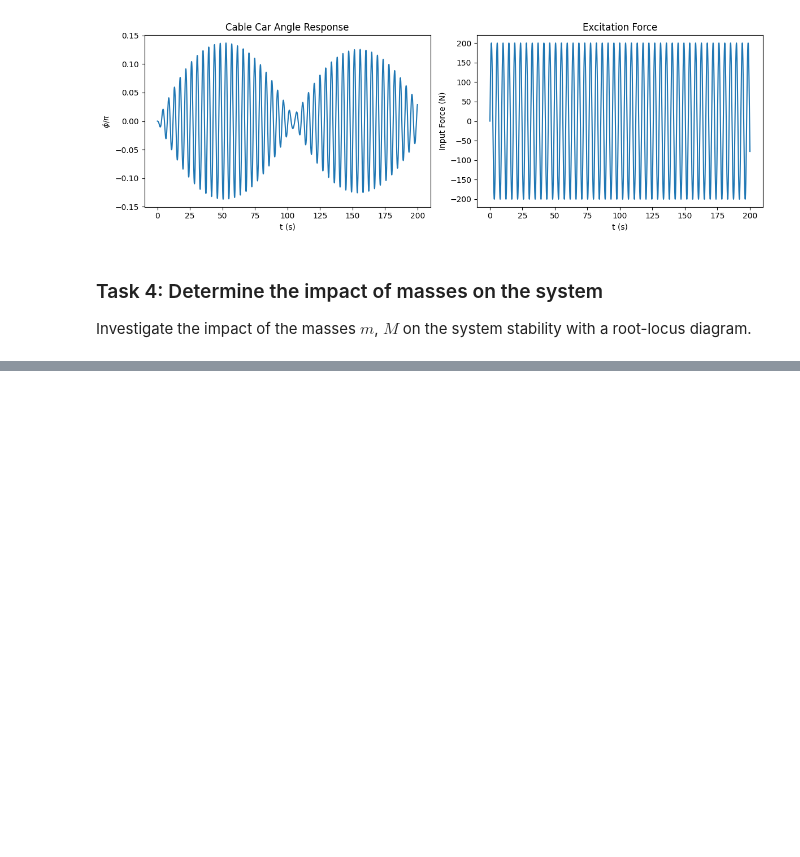
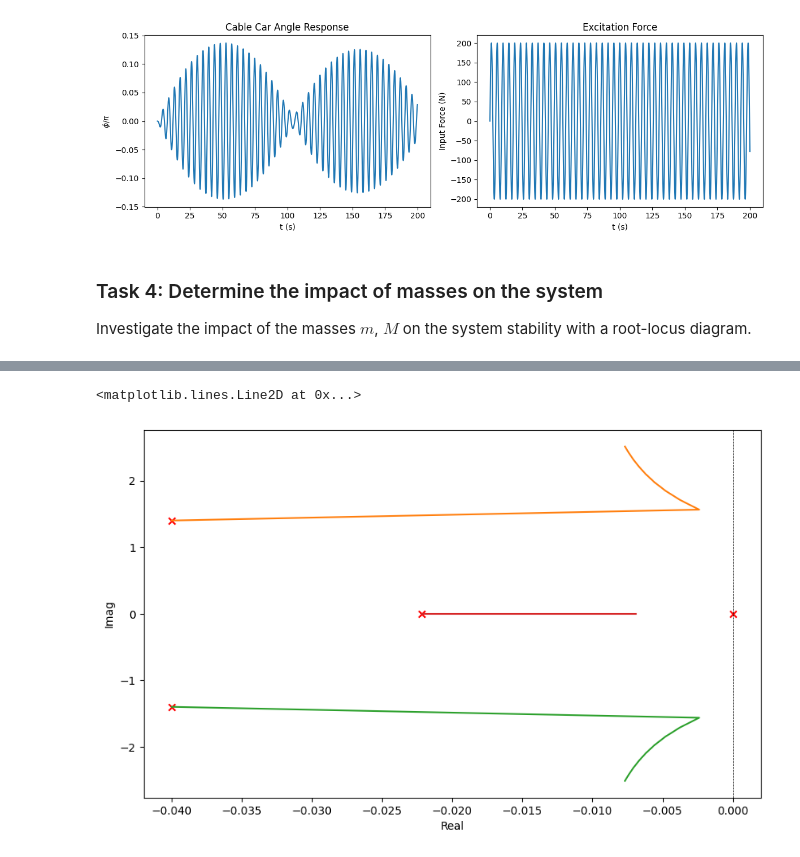
Before and after one commit to BeneJoh/ControlSystems, a Jupyter notebook: sessionA.ipynb, the cells around one changed output, grey strips where cells are left out. Cells and saved outputs as stored; diff of their text form; code cells hidden in the pictures; blank space fills up the shorter version.

```diff
--- a/sessionA.ipynb
+++ b/sessionA.ipynb
@@ -182,0 +183,25 @@ plt.axvline(0, color='black', linestyle='--', linewidth=0.5)
+# %%
+nM= 10
+ls_list = np.zeros((4, nM), dtype=complex)  # to store eigenvalues for different masses
+for (i, M_c) in enumerate(np.linspace(1, 2000, nM)):
+    cablecar_params_cur = cablecar_params.copy()
+    cablecar_params_cur['M'] = M_c  # update mass parameter
+    cablecar_sys_cur = ct.nlsys(
+    cablecar_ode, cablecar_output, name='cablecar',
+    params=cablecar_params_cur, states=['phi', 'omega', 'x', 'v'],
+    outputs=['phi', 'omega', 'x', 'v'], inputs=['F'])
+    ls = np.linalg.eigvals(ct.linearize(cablecar_sys_cur, xeq, ueq).A)
+    ls_list[:, i] = ls
+# %%
+plt.figure(figsize=(10, 6))
+for i in range(4):
+    plt.plot(ls_list[i,:].real, ls_list[i, :].imag, label=f'Eigenvalue {i+1}')
+    # plot initial points
+    plt.scatter(ls_list[i, 0].real, ls_list[i, 0].imag, color='red', marker='x')
+plt.xlabel('Real')
+plt.ylabel('Imag')
+# vertical line at 0
+plt.axvline(0, color='black', linestyle='--', linewidth=0.5)
+# %% [output]
+<matplotlib.lines.Line2D at 0x...>
+[figure, added]
```
Also changed, not shown: parts of 4 cells of this notebook.
